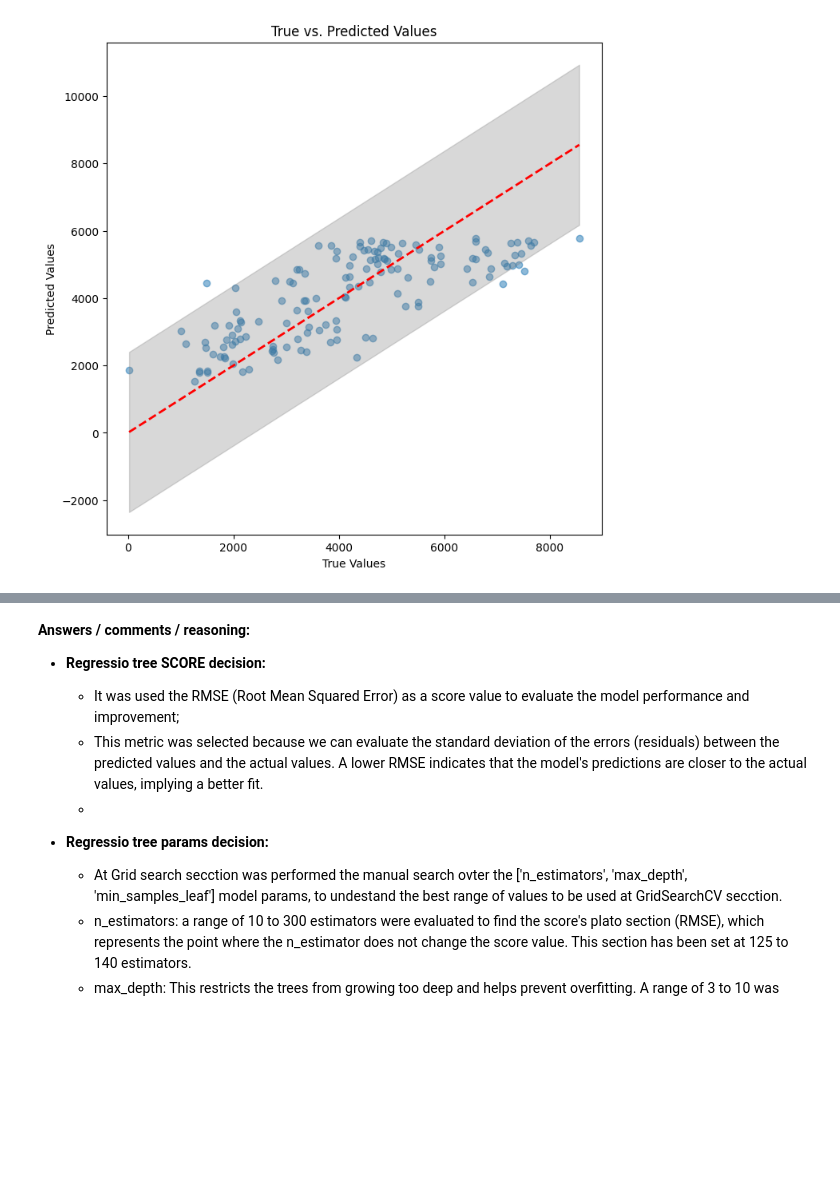
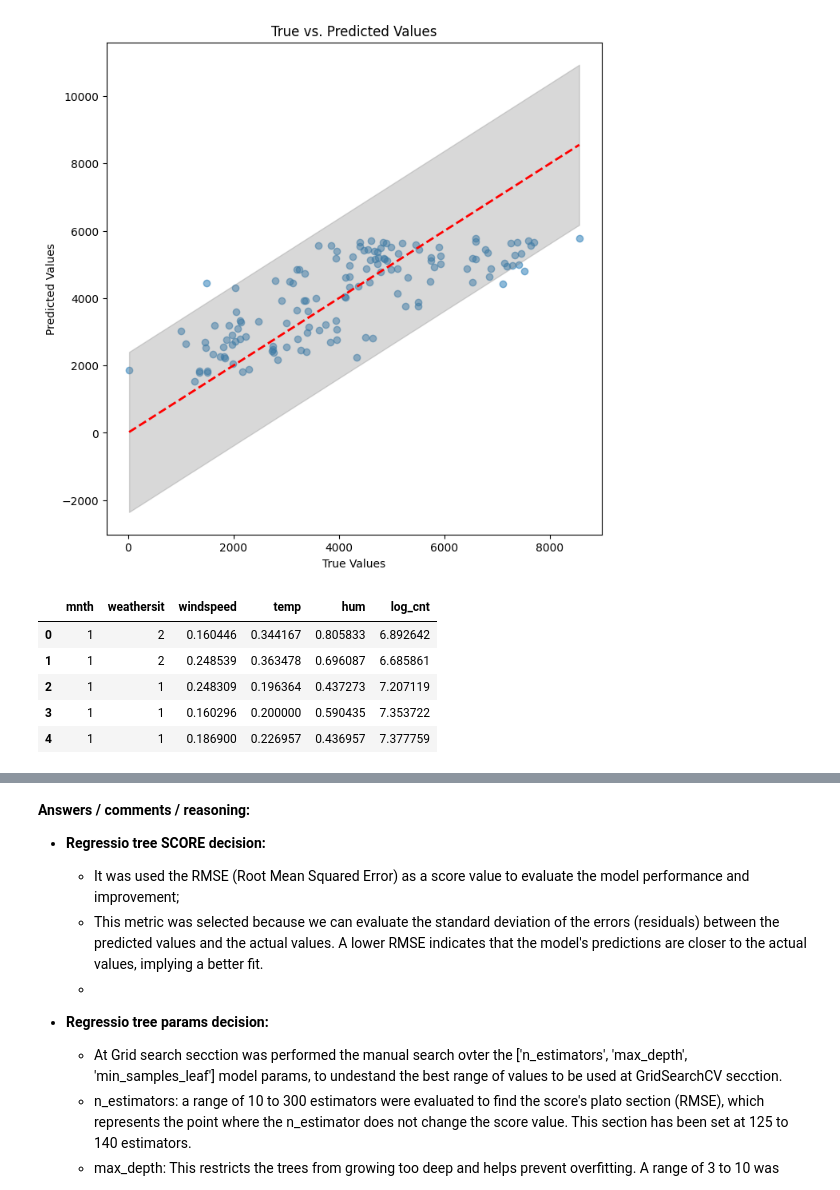
Before and after one commit to Laidson/LPG_SIXT, a Jupyter notebook: Datalab_Task_20220622 (1).ipynb, the cells around one changed output, grey strips where cells are left out. Saved outputs shown, nothing was run; the diff lists cells and outputs as text; code cells hidden in the pictures; blank space fills up the shorter version.

```diff
--- a/Datalab_Task_20220622 (1).ipynb
+++ b/Datalab_Task_20220622 (1).ipynb
@@ -930,3 +932,12 @@ plot_regression_resulst(y_true=y_true_exp, y_pred=y_pred_exp)
 [figure]
 # %%
 !pip freeze > requirements.txt
+# %%
+df_final_model.head()
+# %% [output]
+|  | mnth | weathersit | windspeed | temp | hum | log_cnt |
+| 0 | 1 | 2 | 0.160446 | 0.344167 | 0.805833 | 6.892642 |
+| 1 | 1 | 2 | 0.248539 | 0.363478 | 0.696087 | 6.685861 |
+| 2 | 1 | 1 | 0.248309 | 0.196364 | 0.437273 | 7.207119 |
+| 3 | 1 | 1 | 0.160296 | 0.200000 | 0.590435 | 7.353722 |
+| 4 | 1 | 1 | 0.186900 | 0.226957 | 0.436957 | 7.377759 |
```
Also changed, not shown: parts of 14 cells of this notebook.
